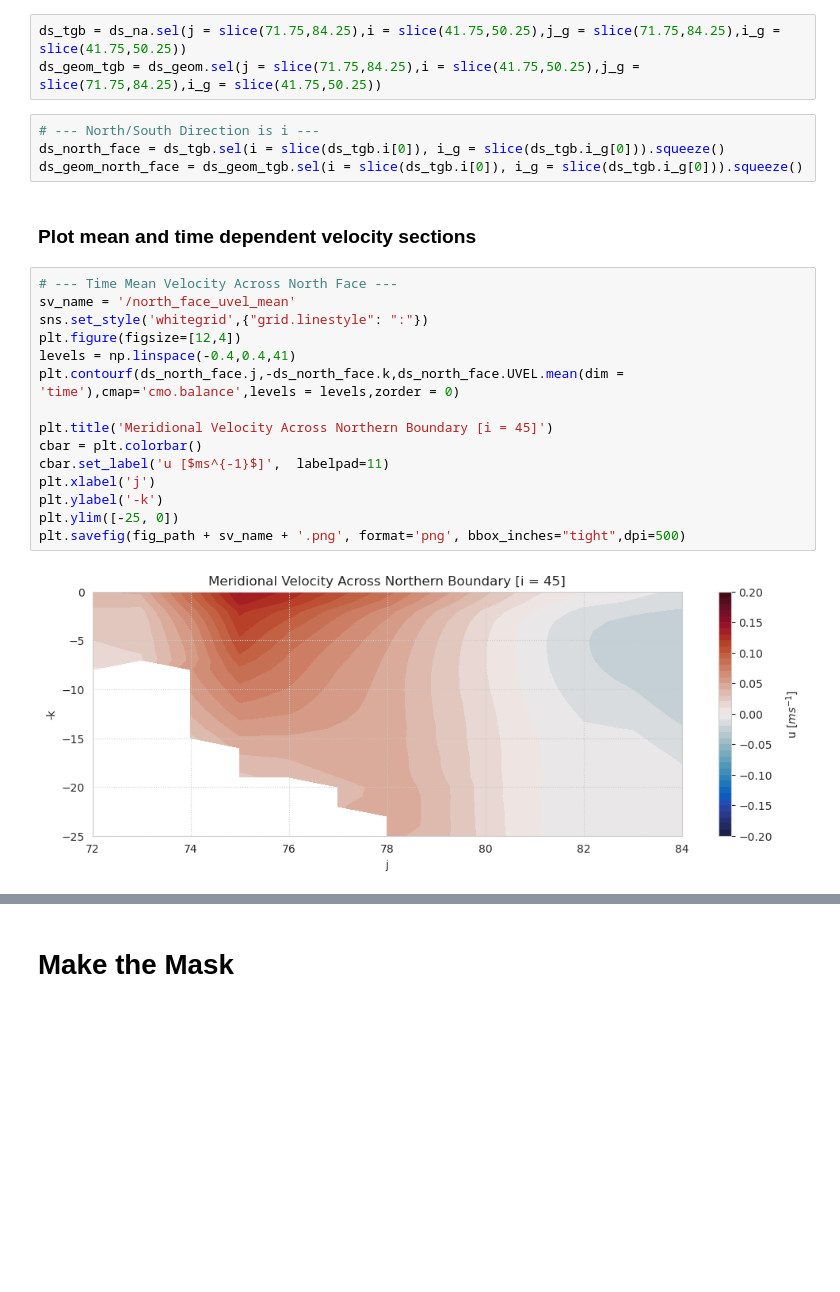
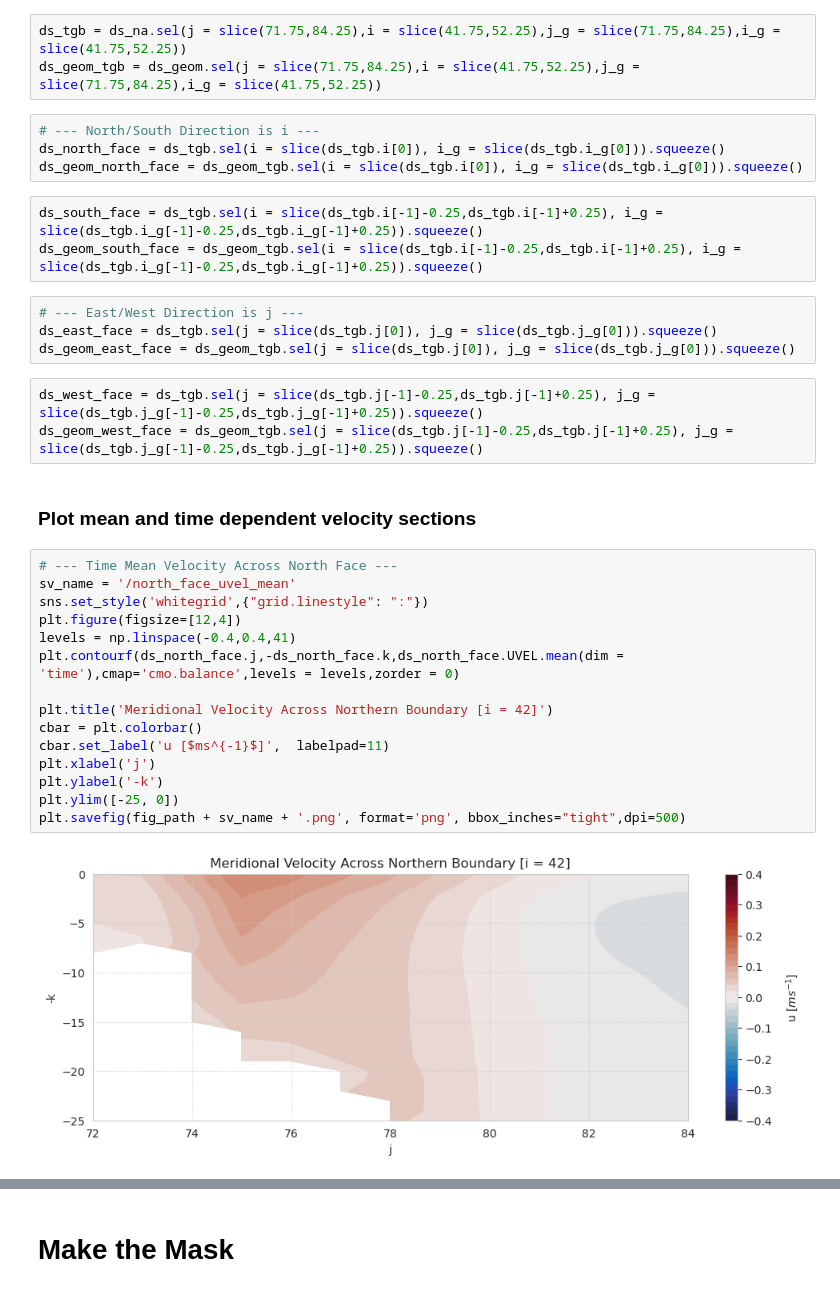
Before and after one commit to lillienders/ecco_dwbc, a Jupyter notebook: notebooks/make_north_face_mask.ipynb, the cells around one changed output, grey strips where cells are left out. Drawn from its saved outputs; the diff is of its cells as text; blank space fills up the shorter version.

```diff
--- a/notebooks/make_north_face_mask.ipynb
+++ b/notebooks/make_north_face_mask.ipynb
@@ -93,28 +95,38 @@ ax.add_patch(patch.Rectangle((42,72),8,10,facecolor='None',edgecolor='k',linewid
 # %% [markdown]
 ### Subset TGB
 # %%
-ds_tgb = ds_na.sel(j = slice(71.75,84.25),i = slice(41.75,50.25),j_g = slice(71.75,84.25),i_g = slice(41.75,50.25))
-ds_geom_tgb = ds_geom.sel(j = slice(71.75,84.25),i = slice(41.75,50.25),j_g = slice(71.75,84.25),i_g = slice(41.75,50.25))
+ds_tgb = ds_na.sel(j = slice(71.75,84.25),i = slice(41.75,52.25),j_g = slice(71.75,84.25),i_g = slice(41.75,52.25))
+ds_geom_tgb = ds_geom.sel(j = slice(71.75,84.25),i = slice(41.75,52.25),j_g = slice(71.75,84.25),i_g = slice(41.75,52.25))
 # %%
 # --- North/South Direction is i ---
 ds_north_face = ds_tgb.sel(i = slice(ds_tgb.i[0]), i_g = slice(ds_tgb.i_g[0])).squeeze()
 ds_geom_north_face = ds_geom_tgb.sel(i = slice(ds_tgb.i[0]), i_g = slice(ds_tgb.i_g[0])).squeeze()
+# %%
+ds_south_face = ds_tgb.sel(i = slice(ds_tgb.i[-1]-0.25,ds_tgb.i[-1]+0.25), i_g = slice(ds_tgb.i_g[-1]-0.25,ds_tgb.i_g[-1]+0.25)).squeeze()
+ds_geom_south_face = ds_geom_tgb.sel(i = slice(ds_tgb.i[-1]-0.25,ds_tgb.i[-1]+0.25), i_g = slice(ds_tgb.i_g[-1]-0.25,ds_tgb.i_g[-1]+0.25)).squeeze()
+# %%
+# --- East/West Direction is j ---
+ds_east_face = ds_tgb.sel(j = slice(ds_tgb.j[0]), j_g = slice(ds_tgb.j_g[0])).squeeze()
+ds_geom_east_face = ds_geom_tgb.sel(j = slice(ds_tgb.j[0]), j_g = slice(ds_tgb.j_g[0])).squeeze()
+# %%
+ds_west_face = ds_tgb.sel(j = slice(ds_tgb.j[-1]-0.25,ds_tgb.j[-1]+0.25), j_g = slice(ds_tgb.j_g[-1]-0.25,ds_tgb.j_g[-1]+0.25)).squeeze()
+ds_geom_west_face = ds_geom_tgb.sel(j = slice(ds_tgb.j[-1]-0.25,ds_tgb.j[-1]+0.25), j_g = slice(ds_tgb.j_g[-1]-0.25,ds_tgb.j_g[-1]+0.25)).squeeze()
 # %% [markdown]
 ### Plot mean and time dependent velocity sections
 # %%
 # --- Time Mean Velocity Across North Face ---
 sv_name = '/north_face_uvel_mean'
 sns.set_style('whitegrid',{"grid.linestyle": ":"})
 plt.figure(figsize=[12,4])
 levels = np.linspace(-0.4,0.4,41)
 plt.contourf(ds_north_face.j,-ds_north_face.k,ds_north_face.UVEL.mean(dim = 'time'),cmap='cmo.balance',levels = levels,zorder = 0)
 
-plt.title('Meridional Velocity Across Northern Boundary [i = 45]')
+plt.title('Meridional Velocity Across Northern Boundary [i = 42]')
 cbar = plt.colorbar()
 cbar.set_label('u [$ms^{-1}$]',  labelpad=11)
 plt.xlabel('j')
 plt.ylabel('-k')
 plt.ylim([-25, 0])
 plt.savefig(fig_path + sv_name + '.png', format='png', bbox_inches="tight",dpi=500)
 # %% [output]
-[figure, old version]
+[figure, new version]
```
Also changed, not shown: parts of 10 cells of this notebook.
